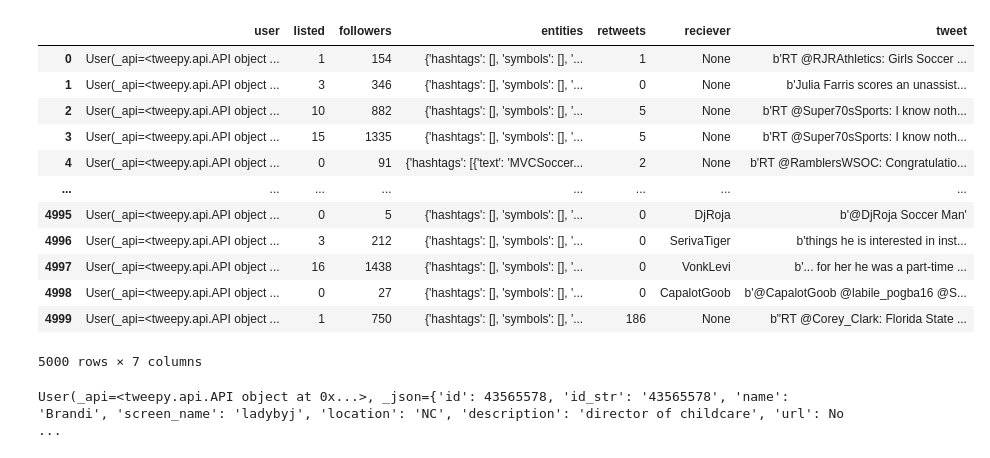
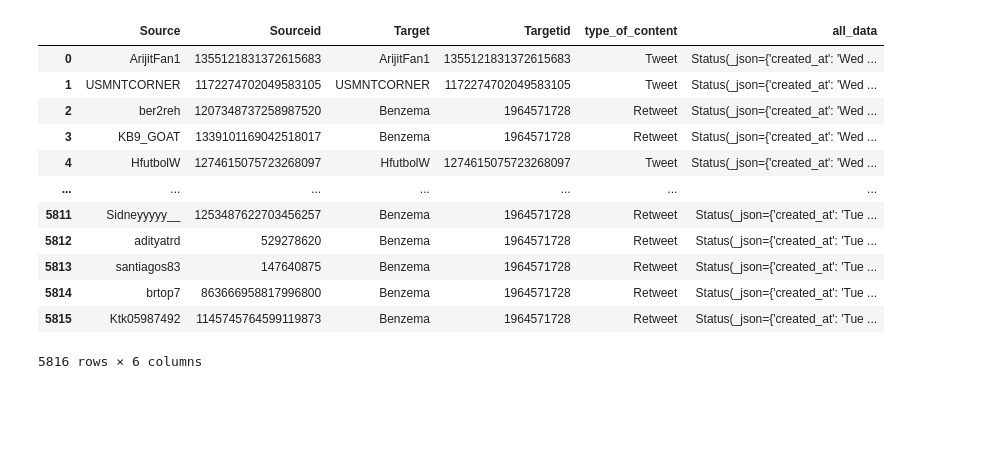
Before and after one commit to bogdan-tanasie/social-influence-twitter, a Jupyter notebook: Scraper.ipynb, the cells around one changed output. Drawn from its saved outputs; the diff is of its cells as text; code cells hidden in the pictures; blank space fills up the shorter version.

```diff
--- a/Scraper.ipynb
+++ b/Scraper.ipynb
@@ -148,2 +73,4 @@ pickle.dump(alltweets, open( "alltweets.p", "wb" ) )
 # %%
-alltweets_df=pd.DataFrame(alltweets,columns=['user','listed','followers','entities','retweets','reciever','tweet'])
+import pickle
+alltweets= pickle.load(open("alltweets2.p", "rb"))
+alltweets_df=pd.DataFrame(alltweets,columns=['all_data','user','user_name','listed','followers','entities','retweets','reply','tweet'])[0:5000]
@@ -149,0 +80,28 @@ alltweets_df=pd.DataFrame(alltweets,columns=['user','listed','followers','entiti
+# %%
+formatted=[]
+for index in range(len(alltweets_df)):
+    source=alltweets_df['user'][index].screen_name
+    tweet=alltweets_df['tweet'][index]
+    entities=alltweets_df['entities'][index]
+    sourceid=alltweets_df['user'][index].id
+    print(str(alltweets_df['reply'][index])!="None")
+    if(str(alltweets_df['reply'][index])!="None"):
+        type_tweet="Reply"
+    elif(len(entities['user_mentions'])==0):
+        type_tweet="Tweet"
+    elif b'RT' in tweet[0:4]:
+        type_tweet="Retweet"
+    elif '@' in str(tweet):
+        type_tweet="Mention"
+    else:
+        type_tweet=""
+
+    mentions=[mention['screen_name'] for mention in alltweets_df['entities'][index]['user_mentions']]
+    mentionid=[mention['id'] for mention in alltweets_df['entities'][index]['user_mentions']]
+    for mentioned,mid in zip(mentions,mentionid):
+        toadd=[source,sourceid,mentioned,mid,type_tweet,alltweets_df['all_data'][index]]
+        formatted.append(toadd)
+    if(type_tweet=="Tweet"):
+        toadd=[source,sourceid,source,sourceid,type_tweet,alltweets_df['all_data'][index]]
+        formatted.append(toadd)
+#     print(source,mentioned)
@@ -150,16 +126,18 @@ alltweets_df=pd.DataFrame(alltweets,columns=['user','listed','followers','entiti
 # %%
-formatted = pd.DataFrame(columns=['Source','Target','type_of_content'])
+formatted=pd.DataFrame(formatted)
+formatted.columns=['Source','Sourceid','Target','Targetid','type_of_content','all_data']
+formatted
 # %% [output]
-|  | user | listed | followers | entities | retweets | reciever | tweet |
-| 0 | User(_api=<tweepy.api.API object ... | 1 | 154 | {'hashtags': [], 'symbols': [], '... | 1 | None | b'RT @RJRAthletics: Girls Soccer ... |
-| 1 | User(_api=<tweepy.api.API object ... | 3 | 346 | {'hashtags': [], 'symbols': [], '... | 0 | None | b'Julia Farris scores an unassist... |
-| 2 | User(_api=<tweepy.api.API object ... | 10 | 882 | {'hashtags': [], 'symbols': [], '... | 5 | None | b'RT @Super70sSports: I know noth... |
-| 3 | User(_api=<tweepy.api.API object ... | 15 | 1335 | {'hashtags': [], 'symbols': [], '... | 5 | None | b'RT @Super70sSports: I know noth... |
-| 4 | User(_api=<tweepy.api.API object ... | 0 | 91 | {'hashtags': [{'text': 'MVCSoccer... | 2 | None | b'RT @RamblersWSOC: Congratulatio... |
-| ... | ... | ... | ... | ... | ... | ... | ... |
-| 4995 | User(_api=<tweepy.api.API object ... | 0 | 5 | {'hashtags': [], 'symbols': [], '... | 0 | DjRoja | b'@DjRoja Soccer Man' |
-| 4996 | User(_api=<tweepy.api.API object ... | 3 | 212 | {'hashtags': [], 'symbols': [], '... | 0 | SerivaTiger | b'things he is interested in inst... |
-| 4997 | User(_api=<tweepy.api.API object ... | 16 | 1438 | {'hashtags': [], 'symbols': [], '... | 0 | VonkLevi | b'... for her he was a part-time ... |
-| 4998 | User(_api=<tweepy.api.API object ... | 0 | 27 | {'hashtags': [], 'symbols': [], '... | 0 | CapalotGoob | b'@CapalotGoob @labile_pogba16 @S... |
-| 4999 | User(_api=<tweepy.api.API object ... | 1 | 750 | {'hashtags': [], 'symbols': [], '... | 186 | None | b"RT @Corey_Clark: Florida State ... |
+|  | Source | Sourceid | Target | Targetid | type_of_content | all_data |
+| 0 | ArijitFan1 | 1355121831372615683 | ArijitFan1 | 1355121831372615683 | Tweet | Status(_json={'created_at': 'Wed ... |
+| 1 | USMNTCORNER | 1172274702049583105 | USMNTCORNER | 1172274702049583105 | Tweet | Status(_json={'created_at': 'Wed ... |
+| 2 | ber2reh | 1207348737258987520 | Benzema | 1964571728 | Retweet | Status(_json={'created_at': 'Wed ... |
+| 3 | KB9_GOAT | 1339101169042518017 | Benzema | 1964571728 | Retweet | Status(_json={'created_at': 'Wed ... |
+| 4 | HfutbolW | 1274615075723268097 | HfutbolW | 1274615075723268097 | Tweet | Status(_json={'created_at': 'Wed ... |
+| ... | ... | ... | ... | ... | ... | ... |
+| 5811 | Sidneyyyyy__ | 1253487622703456257 | Benzema | 1964571728 | Retweet | Status(_json={'created_at': 'Tue ... |
+| 5812 | adityatrd | 529278620 | Benzema | 1964571728 | Retweet | Status(_json={'created_at': 'Tue ... |
+| 5813 | santiagos83 | 147640875 | Benzema | 1964571728 | Retweet | Status(_json={'created_at': 'Tue ... |
+| 5814 | brtop7 | 863666958817996800 | Benzema | 1964571728 | Retweet | Status(_json={'created_at': 'Tue ... |
+| 5815 | Ktk05987492 | 1145745764599119873 | Benzema | 1964571728 | Retweet | Status(_json={'created_at': 'Tue ... |
-5000 rows × 7 columns
+5816 rows × 6 columns
@@ -170,4 +143,0 @@ formatted['user'] = [user for user alltweets_df['user']]
-# %%
-alltweets_df['user'][0]
-# %% [output]
-User(_api=<tweepy.api.API object at 0x...>, _json={'id': 43565578, 'id_str': '43565578', 'name': 'Brandi', 'screen_name': 'ladybyj', 'location': 'NC', 'description': 'director of childcare', 'url': No ...
```
Also changed, not shown: parts of 16 cells of this notebook.
